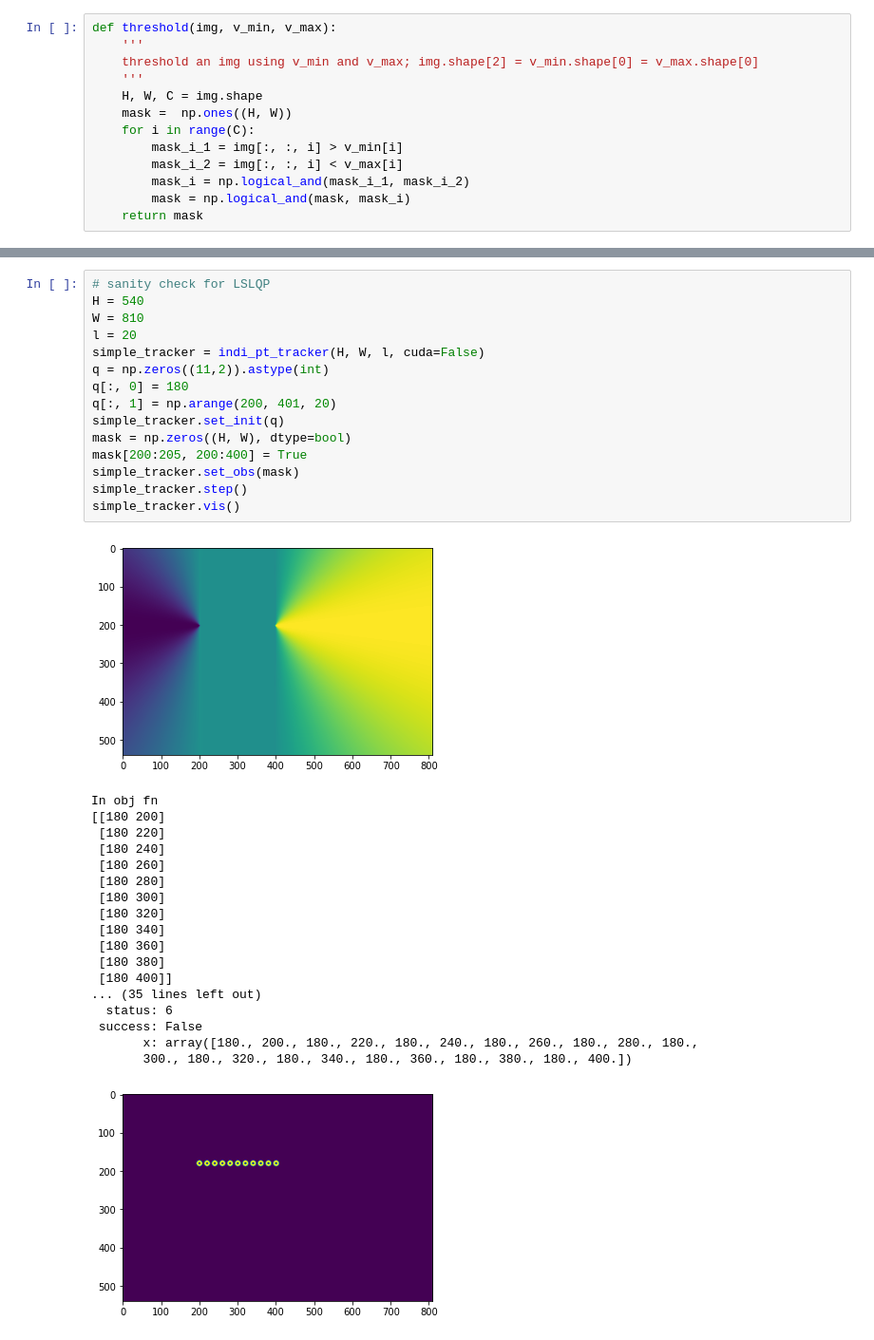
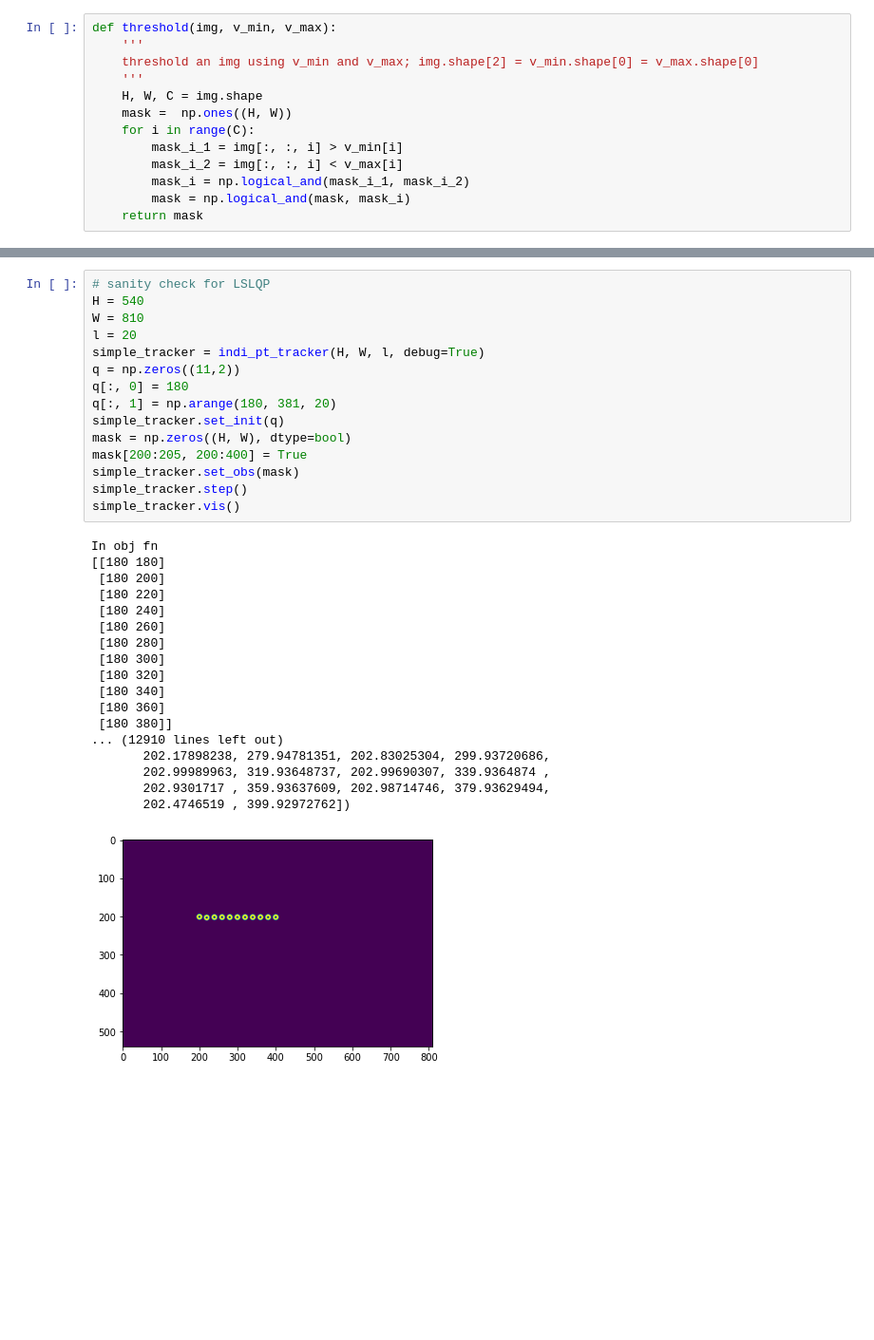
Before and after one commit to WangYixuan12/dart_deformable, a Jupyter notebook: tracker_indi_pt.ipynb, the cells around one changed output, grey strips where cells are left out. Shown at 95% size. Saved outputs shown, nothing was run; the diff lists cells and outputs as text; blank space fills up the shorter version.

```diff
--- a/tracker_indi_pt.ipynb
+++ b/tracker_indi_pt.ipynb
@@ -249,35 +346,34 @@ class indi_pt_tracker:
 # %%
 # sanity check for LSLQP
 H = 540
 W = 810
 l = 20
-simple_tracker = indi_pt_tracker(H, W, l, cuda=False)
-q = np.zeros((11,2)).astype(int)
+simple_tracker = indi_pt_tracker(H, W, l, debug=True)
+q = np.zeros((11,2))
 q[:, 0] = 180
-q[:, 1] = np.arange(200, 401, 20)
+q[:, 1] = np.arange(180, 381, 20)
 simple_tracker.set_init(q)
 mask = np.zeros((H, W), dtype=bool)
 mask[200:205, 200:400] = True
 simple_tracker.set_obs(mask)
 simple_tracker.step()
 simple_tracker.vis()
 # %% [output]
+In obj fn
+[[180 180]
+ [180 200]
+ [180 220]
+ [180 240]
+ [180 260]
+ [180 280]
+ [180 300]
+ [180 320]
+ [180 340]
+ [180 360]
+ [180 380]]
+... (12910 lines left out)
+       202.17898238, 279.94781351, 202.83025304, 299.93720686,
+       202.99989963, 319.93648737, 202.99690307, 339.9364874 ,
+       202.9301717 , 359.93637609, 202.98714746, 379.93629494,
+       202.4746519 , 399.92972762])
-[figure, old version]
+[figure, new version]
-In obj fn
-[[180 200]
- [180 220]
- [180 240]
- [180 260]
- [180 280]
- [180 300]
- [180 320]
- [180 340]
- [180 360]
- [180 380]
- [180 400]]
-... (35 lines left out)
-  status: 6
- success: False
-       x: array([180., 200., 180., 220., 180., 240., 180., 260., 180., 280., 180.,
-       300., 180., 320., 180., 340., 180., 360., 180., 380., 180., 400.])
-[figure, removed]
```
Also changed, not shown: parts of 7 cells of this notebook.
